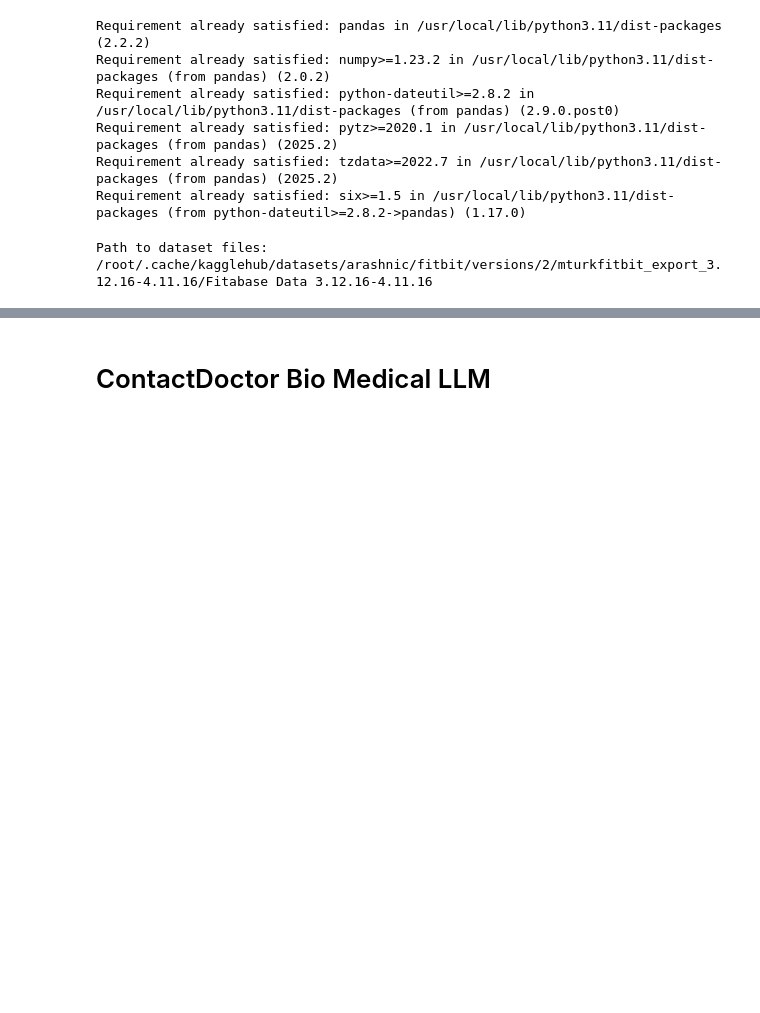
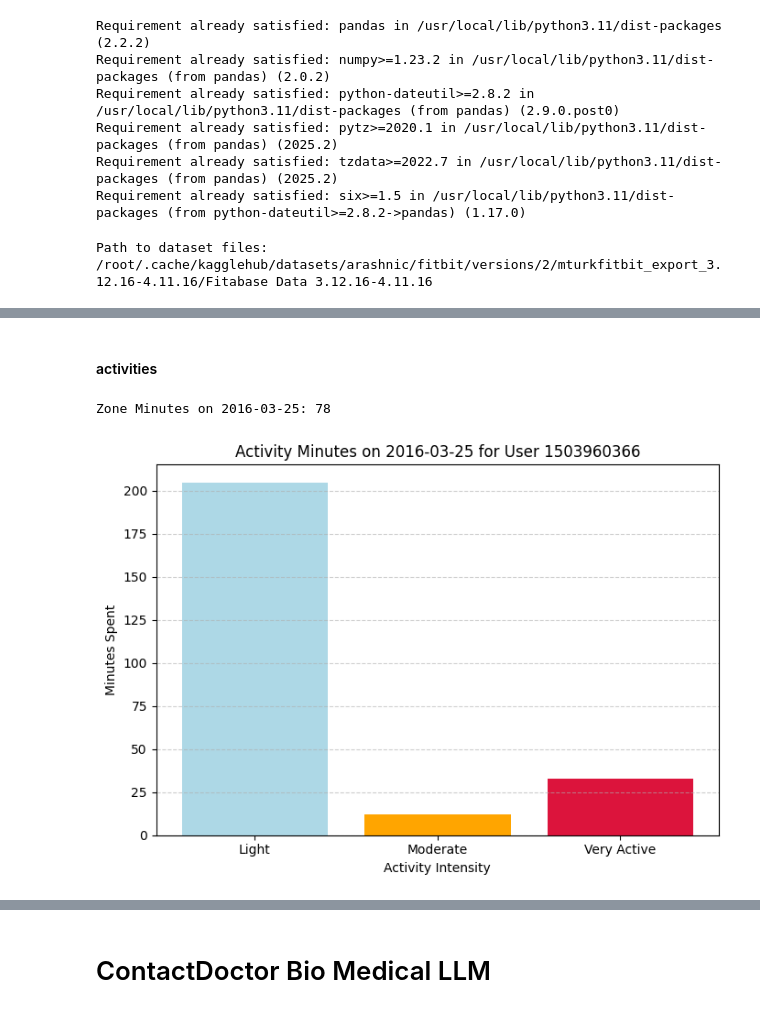
Before and after one commit to AnjaliVaghjiani/Thesis, a Jupyter notebook: DataAnalyisis.ipynb, the cells around one changed output, grey strips where cells are left out. Saved outputs shown, nothing was run; the diff lists cells and outputs as text; code cells hidden in the pictures; blank space fills up the shorter version.

```diff
--- a/DataAnalyisis.ipynb
+++ b/DataAnalyisis.ipynb
@@ -114,0 +169,46 @@ See the caveats in the documentation: https://pandas.pydata.org/pandas-docs/stab
+# %% [markdown]
+#### activities
+# %%
+import pandas as pd
+import matplotlib.pyplot as plt
+from datetime import date
+
+# Step 1: Get the daily activity data for the user
+daily_activity_df = user_tables['Daily Activity'].copy()
+
+# Step 2: Convert the date column if it's not datetime
+daily_activity_df['ActivityDate'] = pd.to_datetime(daily_activity_df['ActivityDate'])
+
+# Step 3: Filter for the target date
+target_date = date(2016, 3, 25)
+filtered_df = daily_activity_df[daily_activity_df['ActivityDate'].dt.date == target_date]
+
+# Step 4: Extract activity minutes if the date is found
+if not filtered_df.empty:
+    light = filtered_df['LightlyActiveMinutes'].iloc[0]
+    moderate = filtered_df['FairlyActiveMinutes'].iloc[0]
+    active = filtered_df['VeryActiveMinutes'].iloc[0]
+
+    zone_minutes = moderate * 1 + active * 2
+    print(f"Zone Minutes on {target_date}: {zone_minutes}")
+
+    # Step 5: Prepare data for plotting
+    activity_levels = ['Light', 'Moderate', 'Very Active']
+    minutes = [light, moderate, active]
+
+    # Step 6: Plot
+    plt.figure(figsize=(7, 5))
+    plt.bar(activity_levels, minutes, color=['lightblue', 'orange', 'crimson'])
+
+    plt.title(f'Activity Minutes on {target_date} for User {user_id}')
+    plt.xlabel('Activity Intensity')
+    plt.ylabel('Minutes Spent')
+    plt.grid(axis='y', linestyle='--', alpha=0.6)
+    plt.tight_layout()
+    plt.show()
+
+else:
+    print(f"No data available for {target_date}")
+# %% [output]
+Zone Minutes on 2016-03-25: 78
+[figure, added]
```
Also changed, not shown: parts of 6 cells of this notebook.
